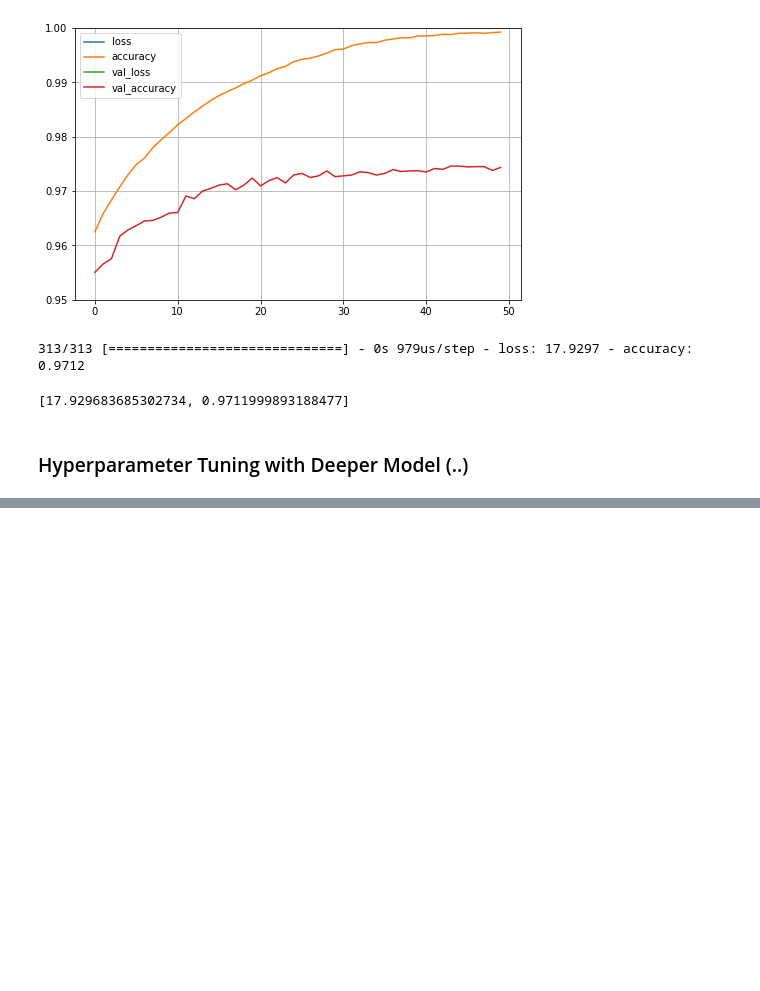
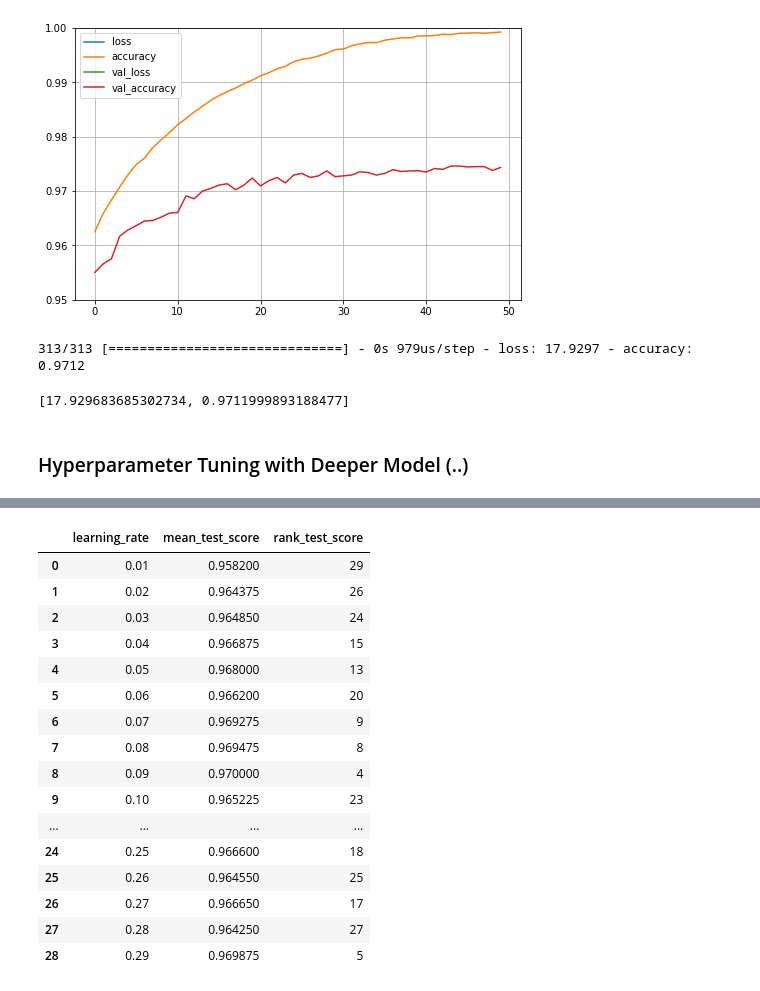
Before and after one commit to JonasSchroeder/handsonmachinelearning, a Jupyter notebook: Intro to Artificial Neural Networks (ANNs).ipynb, the cells around one changed output, grey strips where cells are left out. Cells and saved outputs as stored; diff of their text form; code cells hidden in the pictures; blank space fills up the shorter version.

```diff
--- a/Intro to Artificial Neural Networks (ANNs).ipynb
+++ b/Intro to Artificial Neural Networks (ANNs).ipynb
@@ -873,25 +873,19 @@ def build_model(n_hidden=2, n_neurons=100, learning_rate=0.003, input_shape=[28,
 keras_clf = keras.wrappers.scikit_learn.KerasClassifier(build_model)
 # %%
 %%time
-'''
-CPU times: user 1h 7min 12s, sys: 55min 55s, total: 2h 3min 8s
-Wall time: 32min 5s
-'''
 
-# Randomized parameter search
-from sklearn.model_selection import RandomizedSearchCV
+from sklearn.model_selection import GridSearchCV
 
 param_distribs = {
     #"n_hidden": [0,1,2,3,4],
     #"n_neurons": np.arange(10,500,10).tolist(),
-    "learning_rate": np.arange(0.001, 0.1, 0.005).tolist(),
+    "learning_rate": np.arange(0.01, 0.3, 0.01).tolist(),
 }
 
-# note: RandomizedSearchCV uses k-fold cross-validation and not X_valid, y_valid;
-# these are only used for early stopping
-rnd_search_cv = RandomizedSearchCV(keras_clf, param_distribs, n_iter=20, cv=3)
-rnd_search_cv.fit(X_train, y_train, epochs=30,
-                 validation_data=(X_valid, y_valid),
-                 callbacks=[keras.callbacks.EarlyStopping(patience=5)])
+# GridSearch
+grid_search_cv = GridSearchCV(keras_clf, param_distribs, cv=3, n_jobs=-1)
+grid_search_cv.fit(X_train, y_train, epochs=30,
+                  validation_data=(X_valid, y_valid),
+                  callbacks=[keras.callbacks.EarlyStopping(patience=5)])
 # %% [output]
 Epoch 1/30
@@ -928,0 +921,24 @@ RandomizedSearchCV(cv=3,
+# %%
+scores = pd.DataFrame()
+scores["learning_rate"] = param_distribs["learning_rate"]
+scores["mean_test_score"] = grid_search_cv.cv_results_["mean_test_score"]
+scores["rank_test_score"] = grid_search_cv.cv_results_["rank_test_score"]
+scores
+# %% [output]
+|  | learning_rate | mean_test_score | rank_test_score |
+| 0 | 0.01 | 0.958200 | 29 |
+| 1 | 0.02 | 0.964375 | 26 |
+| 2 | 0.03 | 0.964850 | 24 |
+| 3 | 0.04 | 0.966875 | 15 |
+| 4 | 0.05 | 0.968000 | 13 |
+| 5 | 0.06 | 0.966200 | 20 |
+| 6 | 0.07 | 0.969275 | 9 |
+| 7 | 0.08 | 0.969475 | 8 |
+| 8 | 0.09 | 0.970000 | 4 |
+| 9 | 0.10 | 0.965225 | 23 |
+| ... | ... | ... | ... |
+| 24 | 0.25 | 0.966600 | 18 |
+| 25 | 0.26 | 0.964550 | 25 |
+| 26 | 0.27 | 0.966650 | 17 |
+| 27 | 0.28 | 0.964250 | 27 |
+| 28 | 0.29 | 0.969875 | 5 |
```
Also changed, not shown: parts of 11 cells of this notebook.
